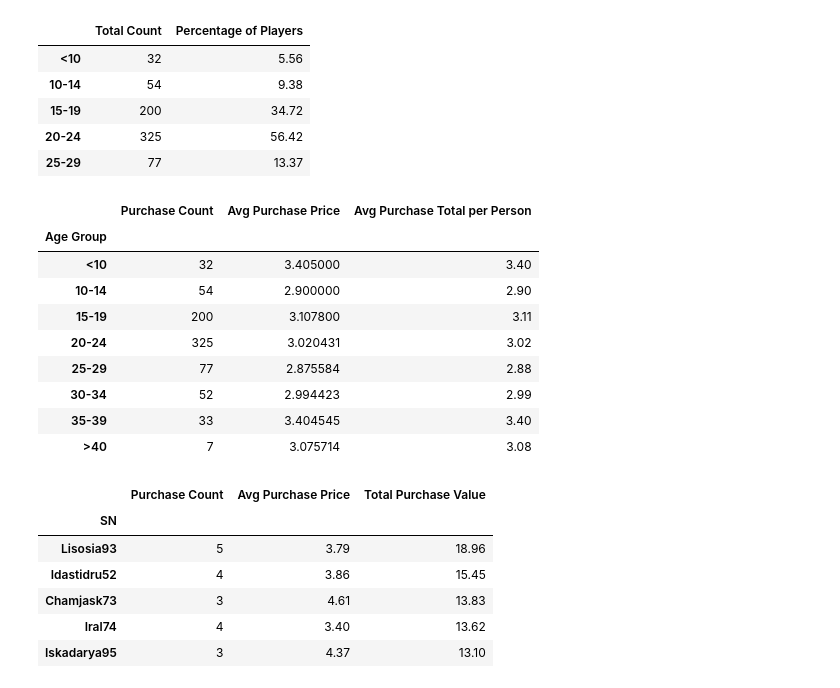
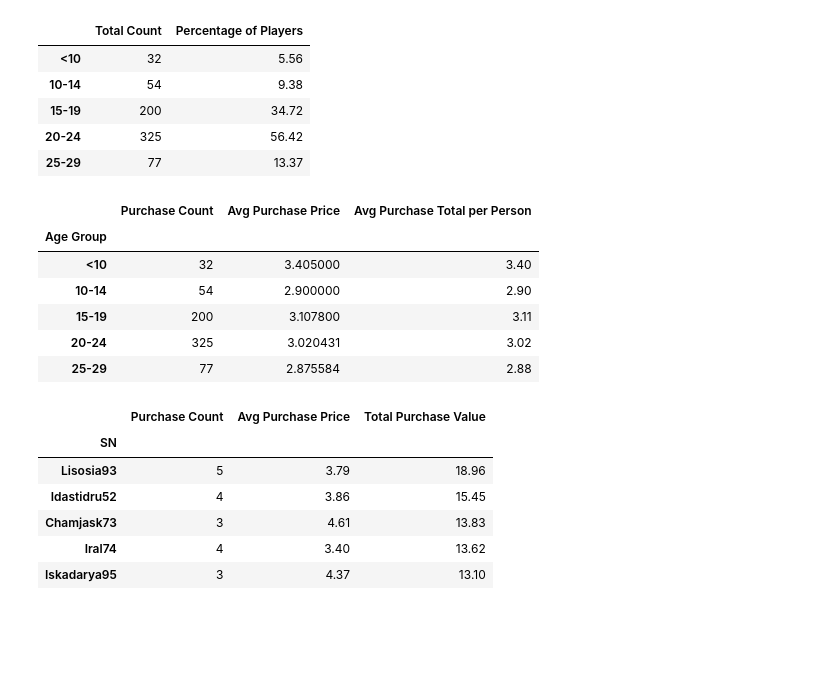
Before and after one commit to KellyeRennell/Gaming_Analysis_Using_Python_Pandas_Library, a Jupyter notebook: Heroes_of_Pymoli_completed_FINAL_hw_edits.ipynb, the cells around one changed output. Saved outputs shown, nothing was run; the diff lists cells and outputs as text; code cells hidden in the pictures; blank space fills up the shorter version.

```diff
--- a/Heroes_of_Pymoli_completed_FINAL_hw_edits.ipynb
+++ b/Heroes_of_Pymoli_completed_FINAL_hw_edits.ipynb
@@ -171,40 +171,36 @@ age_demographics_summary_table_df.head()
 #Purchasing Analysis by age
 #Bin the purchase_data DataFrame by age
 purchase_data["Age Group"] = pd.cut(purchase_data["Age"], age_bins, labels=age_bin_labels)
 
 #Calculations for Purchase Analysis by age
 #purchase count, avg purchase price, avg purchase total per person
 age_purchase_analysis_total = purchase_data.groupby(["Age Group"]).sum()["Price"]
 age_purchase_analysis_avg = purchase_data.groupby(["Age Group"]).mean()["Price"]
 age_purchase_count = purchase_data.groupby(["Age Group"]).count()["Price"]
 
 avg_total_purchase_per_person = age_purchase_analysis_total / age_purchase_count
 avg_total_purchase_per_person = avg_total_purchase_per_person.round(2)
 
 # Purchasing Analysis by Age Summary Table
 age_purchase_analysis_summary_table_df = pd.DataFrame({"Purchase Count": age_purchase_count,
                                                     "Avg Purchase Price": age_purchase_analysis_avg,
                                                     "Avg Purchase Total per Person": avg_total_purchase_per_person})
 # age_purchase_analysis_summary_table_df.head()
 
 #Format Purchasing Analysis by Age Summary Table
 age_purchase_analysis_summary_table_df.style.format({"Avg Purchase Price":"${:,.2f}",
-                                                  "Total Purchase Value":"${:.2f}",
-                                                  "Avg Purchase Per Person":"${:.2f}"})
-age_purchase_analysis_summary_table_df
+                                                  "Total Purchase Value":"${:,.2f}",
+                                                  "Avg Purchase Per Person":"${:,.2f}"})
 
-# age_purchase_analysis_summary_table_df.head()
+age_purchase_analysis_summary_table_df.head()
 # %% [output]
 |  | Purchase Count | Avg Purchase Price | Avg Purchase Total per Person |
 | Age Group |  |  |  |
 | <10 | 32 | 3.405000 | 3.40 |
 | 10-14 | 54 | 2.900000 | 2.90 |
 | 15-19 | 200 | 3.107800 | 3.11 |
 | 20-24 | 325 | 3.020431 | 3.02 |
 | 25-29 | 77 | 2.875584 | 2.88 |
-| 30-34 | 52 | 2.994423 | 2.99 |
-| 35-39 | 33 | 3.404545 | 3.40 |
-| >40 | 7 | 3.075714 | 3.08 |
 # %%
 #Top Spenders Analysis
 #Calculations - Purchase Count, Avg Purchase Price, Total Purchase Value
```
